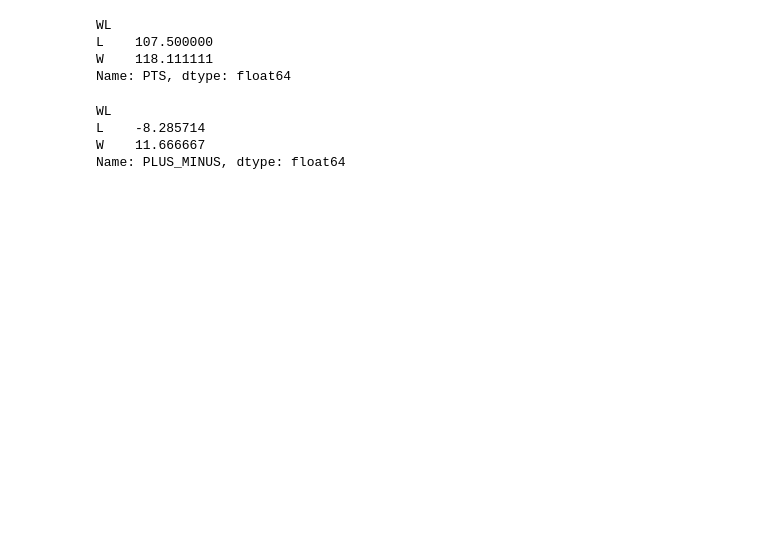
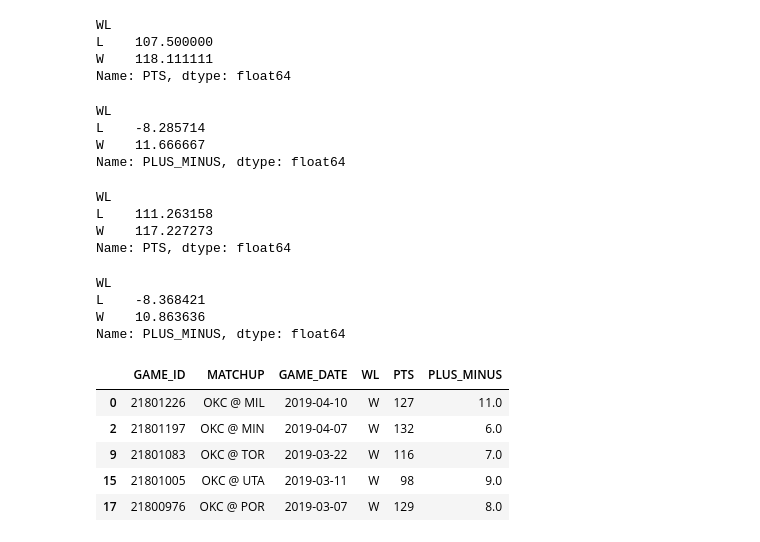
Before and after one commit to nickkeller21/Project1, a Jupyter notebook: Mitsu/seasonal_league.ipynb, the cells around one changed output. Cells and saved outputs as stored; diff of their text form; code cells hidden in the pictures; blank space fills up the shorter version.

```diff
--- a/Mitsu/seasonal_league.ipynb
+++ b/Mitsu/seasonal_league.ipynb
@@ -262,3 +249,32 @@ WL
 L    -8.285714
 W    11.666667
 Name: PLUS_MINUS, dtype: float64
+# %%
+# compute average pts when home
+home_WL_PT_mean = Home_df.groupby("WL").mean()["PTS"]
+home_WL_PT_mean
+# %% [output]
+WL
+L    111.263158
+W    117.227273
+Name: PTS, dtype: float64
+# %%
+# compute average plus_minus when home
+home_WL_plus_minus_mean = Home_df.groupby("WL").mean()["PLUS_MINUS"]
+home_WL_plus_minus_mean
+# %% [output]
+WL
+L    -8.368421
+W    10.863636
+Name: PLUS_MINUS, dtype: float64
+# %%
+# extract Win from home
+Home_W_df = Home_df[Home_df["WL"] == "W"]
+Home_W_df.head()
+# %% [output]
+|  | GAME_ID | MATCHUP | GAME_DATE | WL | PTS | PLUS_MINUS |
+| 0 | 21801226 | OKC @ MIL | 2019-04-10 | W | 127 | 11.0 |
+| 2 | 21801197 | OKC @ MIN | 2019-04-07 | W | 132 | 6.0 |
+| 9 | 21801083 | OKC @ TOR | 2019-03-22 | W | 116 | 7.0 |
+| 15 | 21801005 | OKC @ UTA | 2019-03-11 | W | 98 | 9.0 |
+| 17 | 21800976 | OKC @ POR | 2019-03-07 | W | 129 | 8.0 |
```
Also changed, not shown: parts of 17 cells of this notebook, 3 other files.
